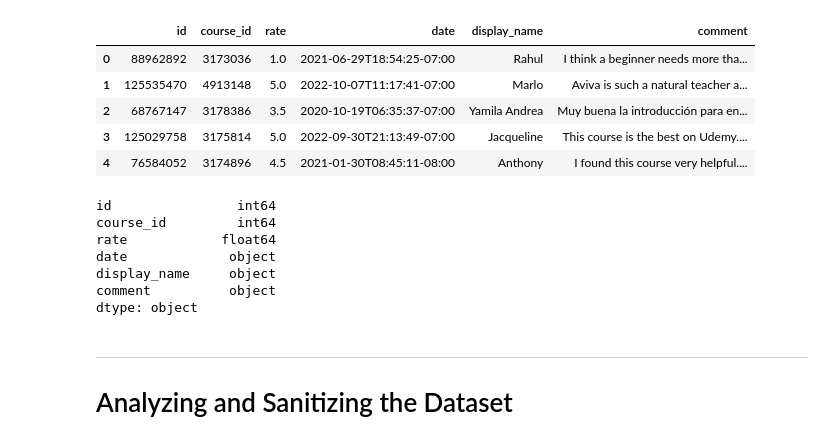
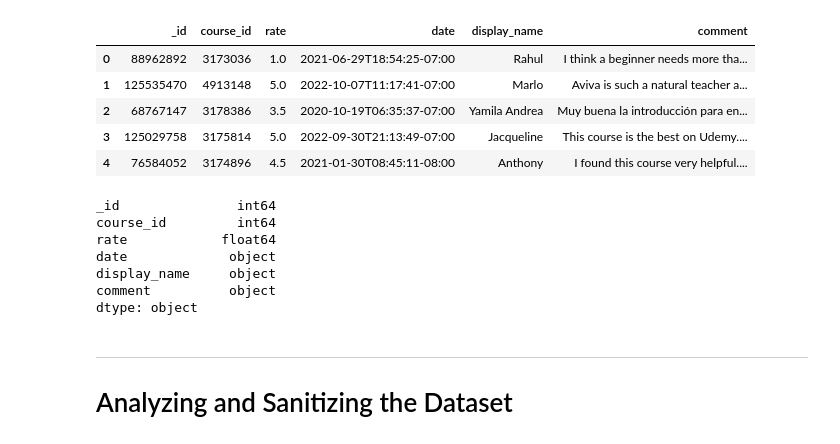
Before and after one commit to philosophicalfly/pbd, a Jupyter notebook: Untitled.ipynb, the cells around one changed output. Drawn from its saved outputs; the diff is of its cells as text; code cells hidden in the pictures.

Commit message:
Add MongoDB implementation

```diff
--- a/Untitled.ipynb
+++ b/Untitled.ipynb
@@ -66,14 +68,38 @@ from tqdm import tqdm
 
 warnings.filterwarnings("ignore")
 # %%
-# Read the data
-# CourseInfo = pd.read_csv("./Course_info.csv") # NOT USED
-Comments = pd.read_csv("./Comments.csv")
+# Connecting with MongoDB
+client = MongoClient("mongodb://localhost:27017/") # Insert here your connection string
+db = client["data"]
+
+# Inserting data on the database
+commentsCol = db["Comments"]
+commentsCSV = open("./Comments.csv", "r")
+commentsReader = csv.DictReader(commentsCSV)
+for comment in commentsReader:
+    row = {
+        "_id": int(comment["id"]),
+        "course_id": int(comment["course_id"]),
+        "rate": float(comment["rate"]),
+        "date": comment["date"],
+        "display_name": comment["display_name"],
+        "comment": comment["comment"]
+    }
+    commentsCol.insert_one(row)
+
+# NOT USED
+# courseInfoCol = db["CourseInfo"]
+# courseInfoCSV = open("./Course_info.csv", "r")
+# courseInfoReader = csv.DictReader(courseInfoCSV)
+# courseInfoCol.insert_many(courseInfoReader)
 # %%
+# Read data from database
+Comments = pd.DataFrame(commentsCol.find())
+
 # Information about the comments
 Comments.head()
 # %% [output]
-|  | id | course_id | rate | date | display_name | comment |
+|  | _id | course_id | rate | date | display_name | comment |
 | 0 | 88962892 | 3173036 | 1.0 | 2021-06-29T18:54:25-07:00 | Rahul | I think a beginner needs more tha... |
 | 1 | 125535470 | 4913148 | 5.0 | 2022-10-07T11:17:41-07:00 | Marlo | Aviva is such a natural teacher a... |
 | 2 | 68767147 | 3178386 | 3.5 | 2020-10-19T06:35:37-07:00 | Yamila Andrea | Muy buena la introducción para en... |
@@ -83,7 +109,7 @@ Comments.head()
 # Type information
 print(Comments.dtypes)
 # %% [output]
-id                int64
+_id               int64
 course_id         int64
 rate            float64
 date             object
```
Also changed, not shown: parts of 16 cells of this notebook.
